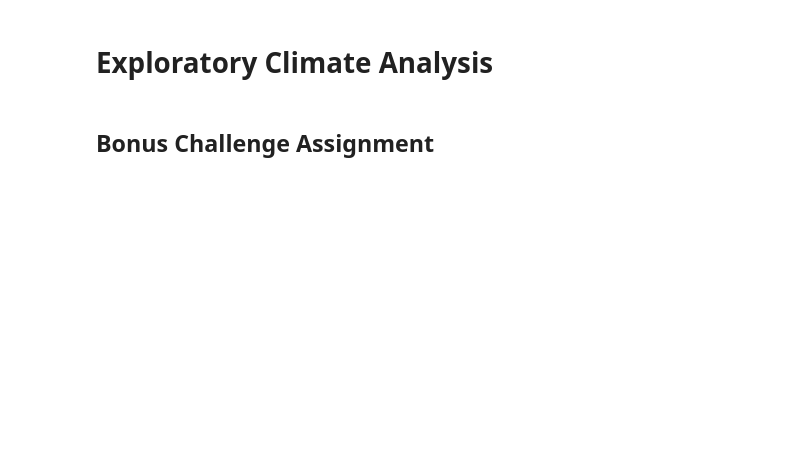
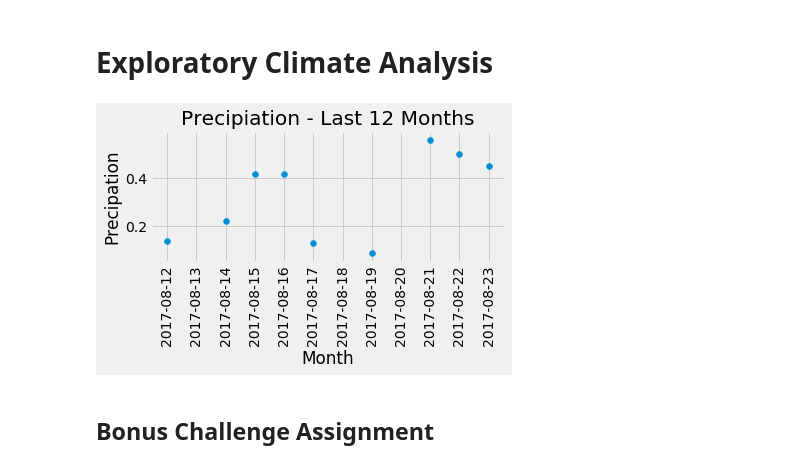
Before and after one commit to drewpgilmore/sqlalchemy_challenge, a Jupyter notebook: climate_starter.ipynb, the cells around one changed output. Drawn from its saved outputs; the diff is of its cells as text; code cells hidden in the pictures; blank space fills up the shorter version.

Commit message:
added first viz for monthly precipitation

```diff
--- a/climate_starter.ipynb
+++ b/climate_starter.ipynb
@@ -44,7 +44,10 @@ longitude FLOAT
 elevation FLOAT
 # %%
 # reflect an existing database into a new model
-
+Base = automap_base()
+Base.prepare(engine, reflect=True)
+Measurement = Base.classes.measurement
+Station = Base.classes.station
 
 # reflect the tables
 # %%
@@ -53,20 +58,37 @@ elevation FLOAT
 # Save references to each table
 # %%
 # Create our session (link) from Python to the DB
+session = Session(engine)
 # %% [markdown]
 # Exploratory Climate Analysis
 # %%
 # Design a query to retrieve the last 12 months of precipitation data and plot the results
+results = session.query(Measurement.date, Measurement.prcp).all()
+
+last_12_month = [result[0] for result in results[-12:]]
+last_12_prcp = [result[1] for result in results[-12:]]
+
+fig, ax = plt.subplots()
+ax.scatter(last_12_month, last_12_prcp)
+ax.set_xlabel("Month")
+ax.set_ylabel("Precipation")
+ax.set_xticklabels(last_12_month, rotation='vertical')
+ax.set_title("Precipiation - Last 12 Months")
+fig.tight_layout()
+plt.show()
 
 # Calculate the date 1 year ago from the last data point in the database
+
 
 # Perform a query to retrieve the data and precipitation scores
 
 # Save the query results as a Pandas DataFrame and set the index to the date column
 
 # Sort the dataframe by date
 
 # Use Pandas Plotting with Matplotlib to plot the data
+# %% [output]
+[figure, added]
 # %%
 # Use Pandas to calcualte the summary statistics for the precipitation data
 # %%
```
Also changed, not shown: parts of 1 cell of this notebook.
